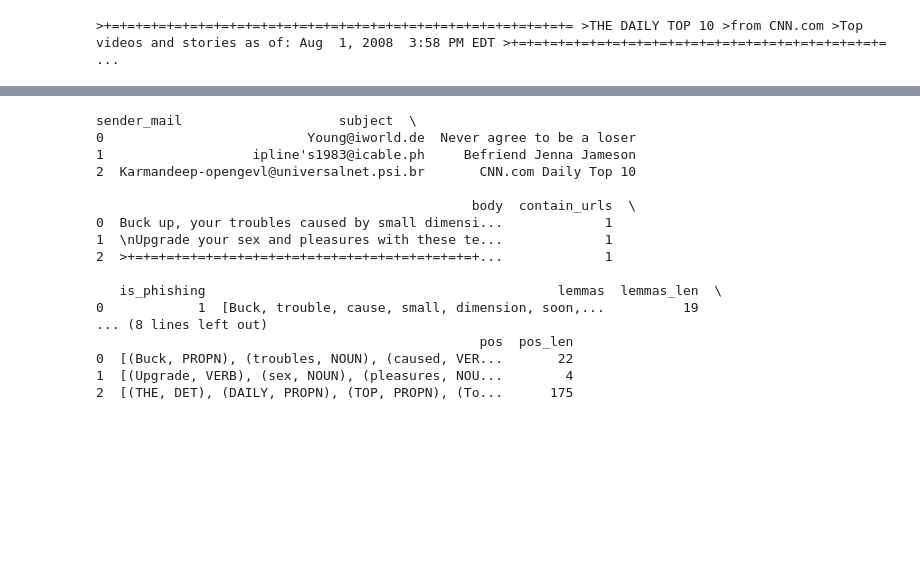
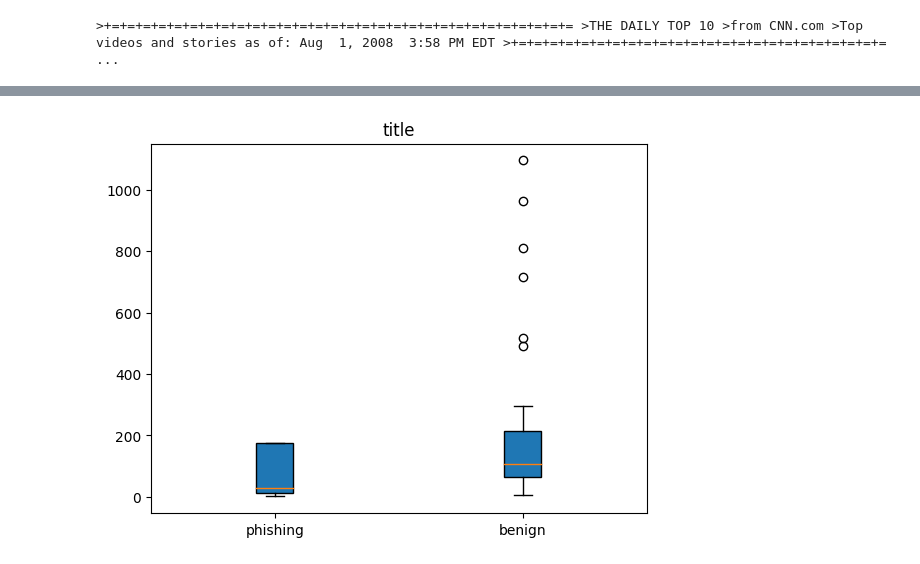
Before and after one commit to pgarwol/PhishingEmailDetection, a Jupyter notebook: detector.ipynb, the cells around one changed output, grey strips where cells are left out. Drawn from its saved outputs; the diff is of its cells as text; code cells hidden in the pictures; blank space fills up the shorter version.

Commit message:
Basic boxplot

```diff
--- a/detector.ipynb
+++ b/detector.ipynb
@@ -138,20 +154,19 @@ def count_tuples(t):
-# %%
-print(mails_small.head(3))
-# %% [output]
-sender_mail                    subject  \
-0                          Young@iworld.de  Never agree to be a loser
-1                   ipline's1983@icable.ph     Befriend Jenna Jameson
-2  Karmandeep-opengevl@universalnet.psi.br       CNN.com Daily Top 10
-
-                                                body  contain_urls  \
-0  Buck up, your troubles caused by small dimensi...             1
-1  \nUpgrade your sex and pleasures with these te...             1
-2  >+=+=+=+=+=+=+=+=+=+=+=+=+=+=+=+=+=+=+=+=+=+=+...             1
-
-   is_phishing                                             lemmas  lemmas_len  \
-0            1  [Buck, trouble, cause, small, dimension, soon,...          19
-... (8 lines left out)
-                                                 pos  pos_len
-0  [(Buck, PROPN), (troubles, NOUN), (caused, VER...       22
-1  [(Upgrade, VERB), (sex, NOUN), (pleasures, NOU...        4
-2  [(THE, DET), (DAILY, PROPN), (TOP, PROPN), (To...      175
+# %%
+plt.style.use('default')
+
+labels = ['phishing', 'benign']
+data = [
+    phishing_rows['pos_len'],
+    benign_rows['pos_len'],
+]
+
+fig, ax = plt.subplots()
+#ax.scatter(mails_small['pos_len'], mails_small['is_phishing'])
+ax.boxplot(data,
+            vert=True,
+            patch_artist=True,
+            labels=labels)
+ax.set_title('title')
+plt.show()
+# %% [output]
+[figure, added]
```
Also changed, not shown: parts of 3 cells of this notebook.
